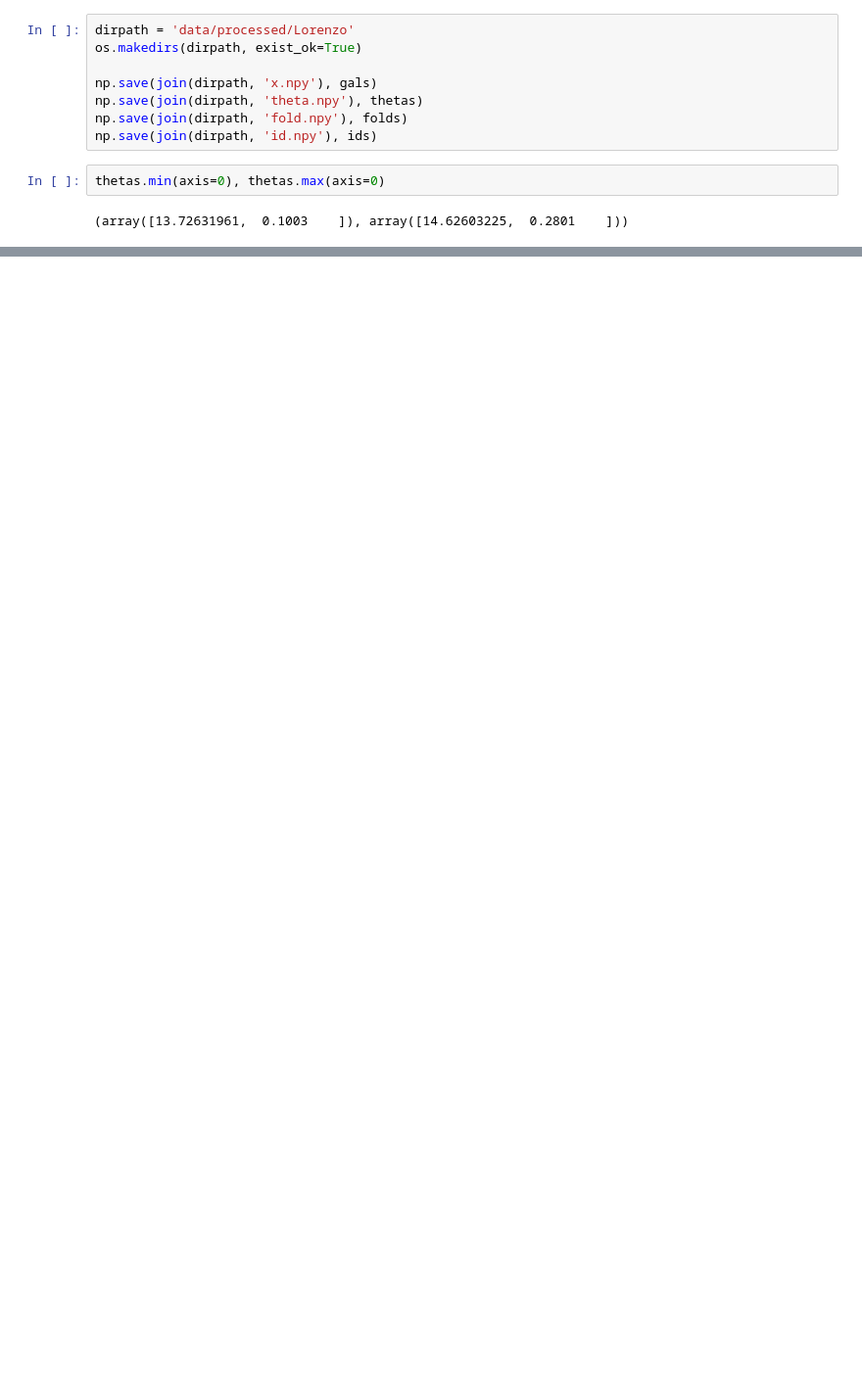
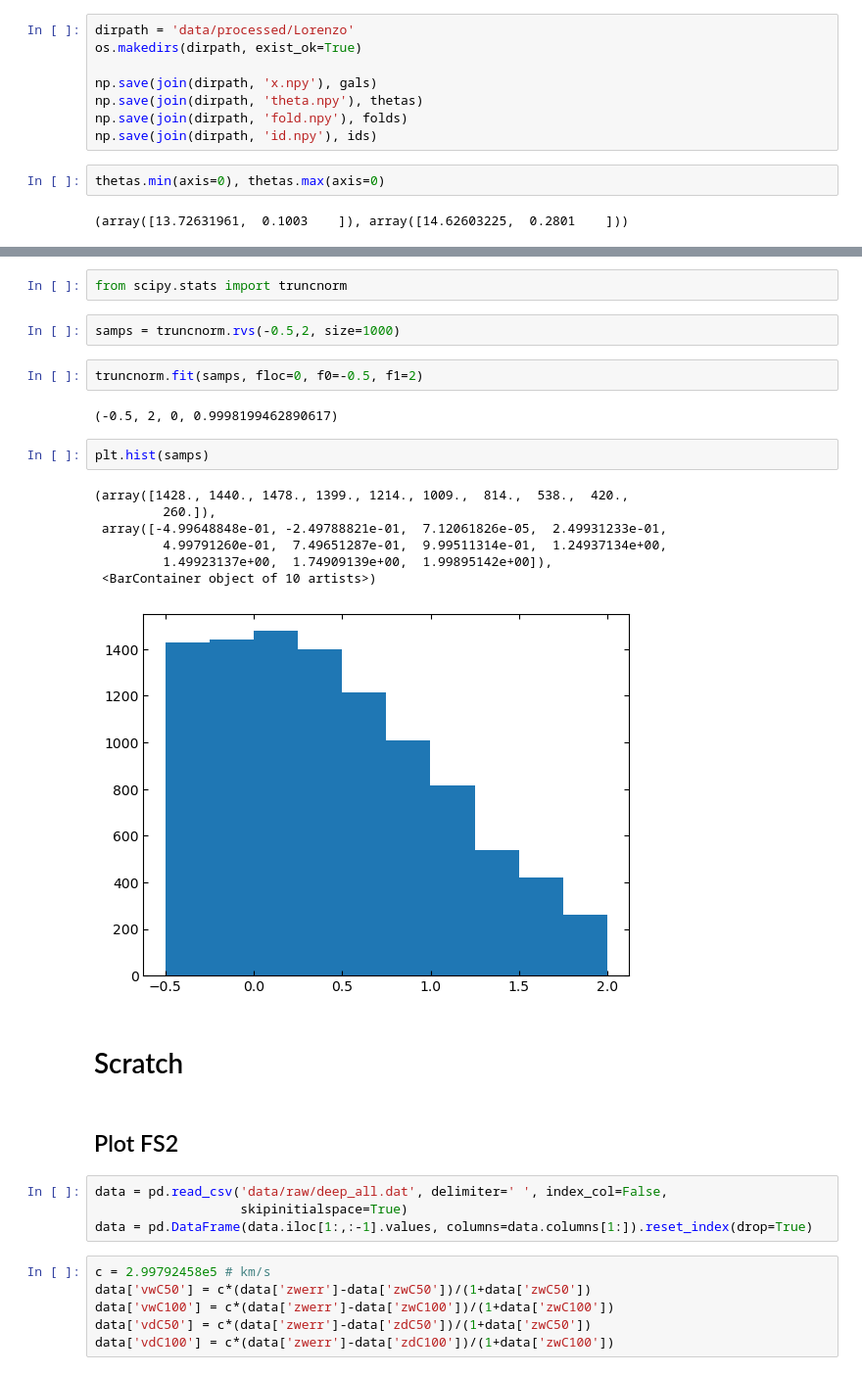
Before and after one commit to maho3/cl-ml-euclid, a Jupyter notebook: prepare_data.ipynb, the cells around one changed output, grey strips where cells are left out. Shown at 98% size. Saved outputs shown, nothing was run; the diff lists cells and outputs as text; blank space fills up the shorter version.

```diff
--- a/prepare_data.ipynb
+++ b/prepare_data.ipynb
@@ -219,0 +315,32 @@ plt.plot(data.loc[:10, 'x_pos'], data.loc[:10, 'y_pos'],'.')
+# %%
+from scipy.stats import truncnorm
+# %%
+samps = truncnorm.rvs(-0.5,2, size=1000)
+# %%
+truncnorm.fit(samps, floc=0, f0=-0.5, f1=2)
+# %% [output]
+(-0.5, 2, 0, 0.9998199462890617)
+# %%
+plt.hist(samps)
+# %% [output]
+(array([1428., 1440., 1478., 1399., 1214., 1009.,  814.,  538.,  420.,
+         260.]),
+ array([-4.99648848e-01, -2.49788821e-01,  7.12061826e-05,  2.49931233e-01,
+         4.99791260e-01,  7.49651287e-01,  9.99511314e-01,  1.24937134e+00,
+         1.49923137e+00,  1.74909139e+00,  1.99895142e+00]),
+ <BarContainer object of 10 artists>)
+[figure, added]
+# %% [markdown]
+# Scratch
+# %% [markdown]
+## Plot FS2
+# %%
+data = pd.read_csv('data/raw/deep_all.dat', delimiter=' ', index_col=False,
+                   skipinitialspace=True)
+data = pd.DataFrame(data.iloc[1:,:-1].values, columns=data.columns[1:]).reset_index(drop=True)
+# %%
+c = 2.99792458e5 # km/s
+data['vwC50'] = c*(data['zwerr']-data['zwC50'])/(1+data['zwC50'])
+data['vwC100'] = c*(data['zwerr']-data['zwC100'])/(1+data['zwC100'])
+data['vdC50'] = c*(data['zwerr']-data['zdC50'])/(1+data['zwC50'])
+data['vdC100'] = c*(data['zwerr']-data['zdC100'])/(1+data['zwC100'])
```
Also changed, not shown: parts of 19 cells of this notebook, 11 other files.
